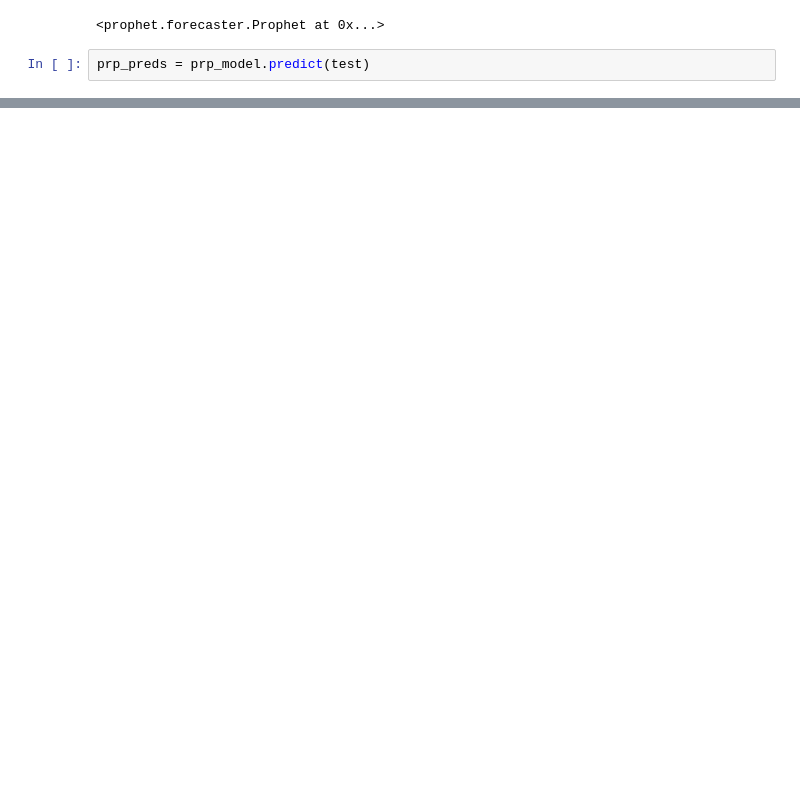
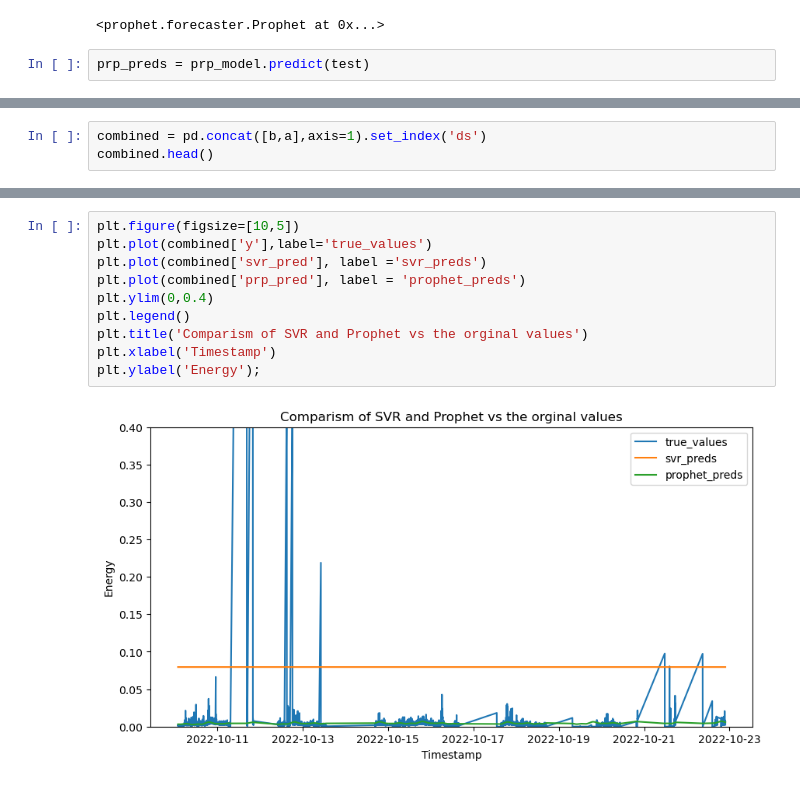
Before and after one commit to Oluwajuwon-O/project_notebooks, a Jupyter notebook: Forecasting/Comparing forecasts.ipynb, the cells around one changed output, grey strips where cells are left out. Drawn from its saved outputs; the diff is of its cells as text; blank space fills up the shorter version.

```diff
--- a/Forecasting/Comparing forecasts.ipynb
+++ b/Forecasting/Comparing forecasts.ipynb
@@ -588,0 +616,3 @@ AttributeError: 'numpy.ndarray' object has no attribute 'plot'
+# %%
+combined = pd.concat([b,a],axis=1).set_index('ds')
+combined.head()
@@ -588,0 +627,12 @@ AttributeError: 'numpy.ndarray' object has no attribute 'plot'
+# %%
+plt.figure(figsize=[10,5])
+plt.plot(combined['y'],label='true_values')
+plt.plot(combined['svr_pred'], label ='svr_preds')
+plt.plot(combined['prp_pred'], label = 'prophet_preds')
+plt.ylim(0,0.4)
+plt.legend()
+plt.title('Comparism of SVR and Prophet vs the orginal values')
+plt.xlabel('Timestamp')
+plt.ylabel('Energy');
+# %% [output]
+[figure, added]
```
Also changed, not shown: parts of 28 cells of this notebook, 6 other files.
